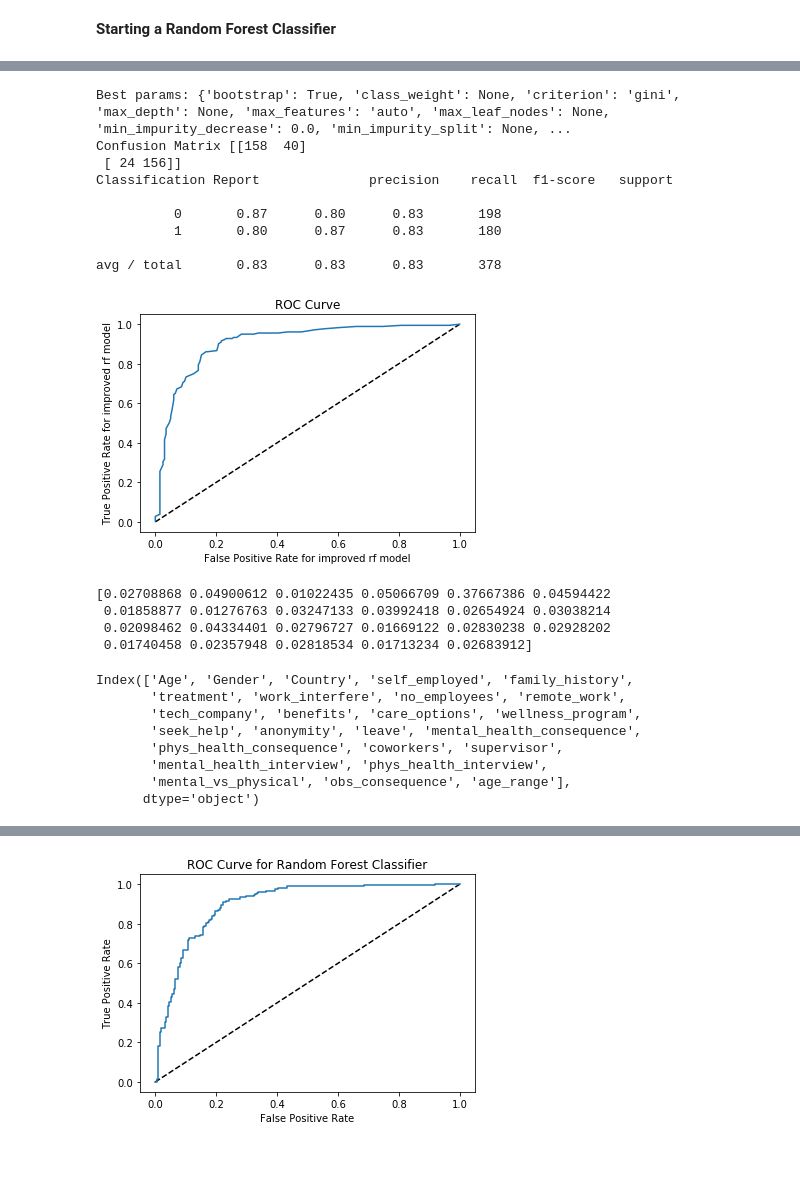
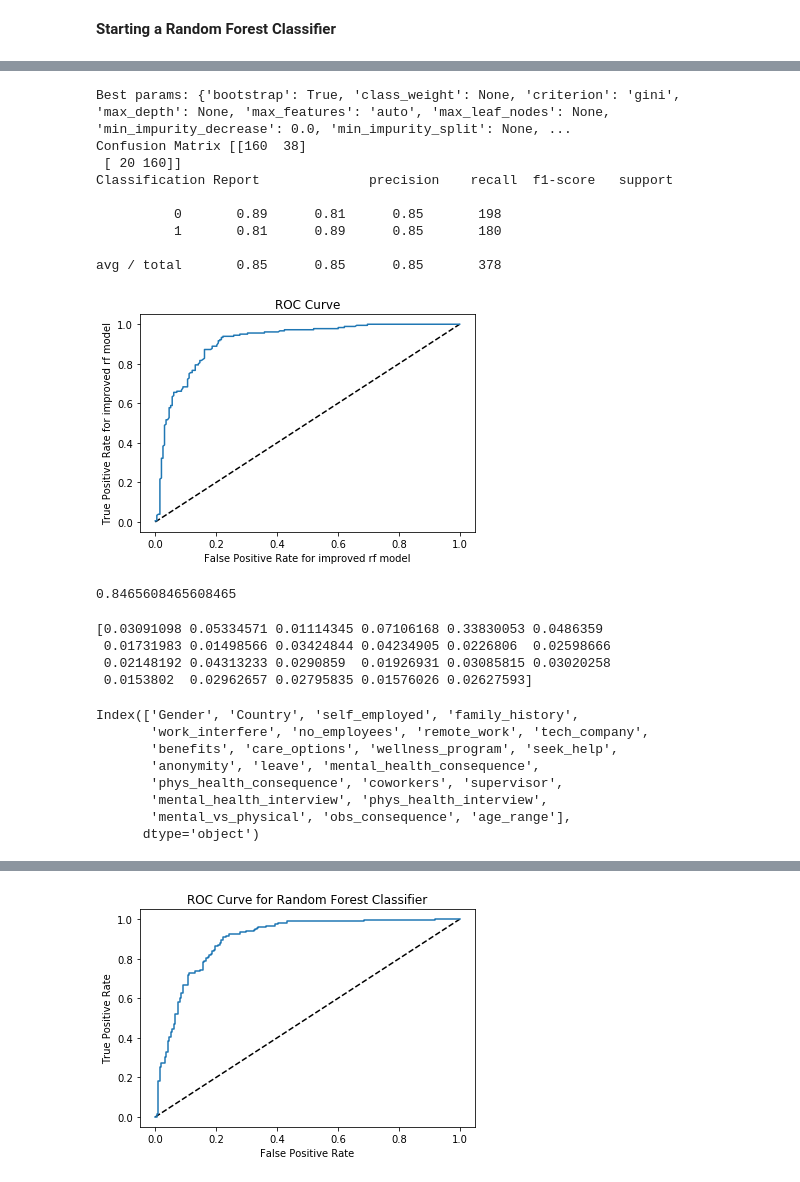
Before and after one commit to desai32/Springboard, a Jupyter notebook: Springboard Capstone - Mental Health in Technology Industry.ipynb, the cells around one changed output, grey strips where cells are left out. Cells and saved outputs as stored; diff of their text form; code cells hidden in the pictures.

```diff
--- a/Springboard Capstone - Mental Health in Technology Industry.ipynb
+++ b/Springboard Capstone - Mental Health in Technology Industry.ipynb
@@ -799,53 +812,57 @@ df.head()
 # %%
 rf_tuned = RandomForestClassifier()
 param_grid = [
-    {'n_estimators' : list(range(10,101,10))}
+    {'n_estimators' : list(range(100,1000,50))}
 ]
-clf_rf = GridSearchCV(rf_tuned, param_grid, cv=5)
+clf_rf = GridSearchCV(rf_tuned, param_grid, cv=6)
 best_model_rf = clf_rf.fit(X_train, y_train)
 print('Best params:', best_model_rf.best_estimator_.get_params())
 ytest_pred_rf = best_model_rf.predict(X_test)
 accuracy_score(y_test, ytest_pred_rf)
 print("Confusion Matrix", confusion_matrix(y_test, ytest_pred_rf))
 print("Classification Report", classification_report(y_test, ytest_pred_rf))
 # Compute predicted probabilities: y_pred_prob
 y_pred_prob_rf = best_model_rf.predict_proba(X_test)[:,1]
 # Generate ROC curve values: fpr, tpr, thresholds
 fpr_rf, tpr_rf, thresholds_rf = roc_curve(y_test, y_pred_prob_rf)
 #print("feature importances:", best_model_rf.feature_importances_)
 # Plot ROC curve
 plt.plot([0, 1], [0, 1], 'k--')
 plt.plot(fpr_rf, tpr_rf)
 plt.xlabel('False Positive Rate for improved rf model')
 plt.ylabel('True Positive Rate for improved rf model')
 plt.title('ROC Curve')
 plt.show()
 # %% [output]
 Best params: {'bootstrap': True, 'class_weight': None, 'criterion': 'gini', 'max_depth': None, 'max_features': 'auto', 'max_leaf_nodes': None, 'min_impurity_decrease': 0.0, 'min_impurity_split': None, ...
-Confusion Matrix [[158  40]
- [ 24 156]]
+Confusion Matrix [[160  38]
+ [ 20 160]]
 Classification Report              precision    recall  f1-score   support
 
-          0       0.87      0.80      0.83       198
-          1       0.80      0.87      0.83       180
+          0       0.89      0.81      0.85       198
+          1       0.81      0.89      0.85       180
 
-avg / total       0.83      0.83      0.83       378
+avg / total       0.85      0.85      0.85       378
-[figure, old version]
+[figure, new version]
+# %%
+accuracy_score(y_test, ytest_pred_rf)
+# %% [output]
+0.8465608465608465
 # %%
-clf_rf_fi = RandomForestClassifier(n_estimators=20)
+clf_rf_fi = RandomForestClassifier(n_estimators=600)
 clf_rf_fi.fit(X_train, y_train)
 clf_rf_fi.predict(X_test)
 print(clf_rf_fi.feature_importances_)
-df.columns
+X_df
 # %% [output]
-[0.02708868 0.04900612 0.01022435 0.05066709 0.37667386 0.04594422
- 0.01858877 0.01276763 0.03247133 0.03992418 0.02654924 0.03038214
- 0.02098462 0.04334401 0.02796727 0.01669122 0.02830238 0.02928202
- 0.01740458 0.02357948 0.02818534 0.01713234 0.02683912]
+[0.03091098 0.05334571 0.01114345 0.07106168 0.33830053 0.0486359
+ 0.01731983 0.01498566 0.03424844 0.04234905 0.0226806  0.02598666
+ 0.02148192 0.04313233 0.0290859  0.01926931 0.03085815 0.03020258
+ 0.0153802  0.02962657 0.02795835 0.01576026 0.02627593]
-Index(['Age', 'Gender', 'Country', 'self_employed', 'family_history',
-       'treatment', 'work_interfere', 'no_employees', 'remote_work',
-       'tech_company', 'benefits', 'care_options', 'wellness_program',
-       'seek_help', 'anonymity', 'leave', 'mental_health_consequence',
+Index(['Gender', 'Country', 'self_employed', 'family_history',
+       'work_interfere', 'no_employees', 'remote_work', 'tech_company',
+       'benefits', 'care_options', 'wellness_program', 'seek_help',
+       'anonymity', 'leave', 'mental_health_consequence',
        'phys_health_consequence', 'coworkers', 'supervisor',
        'mental_health_interview', 'phys_health_interview',
        'mental_vs_physical', 'obs_consequence', 'age_range'],
```
Also changed, not shown: parts of 10 cells of this notebook.
